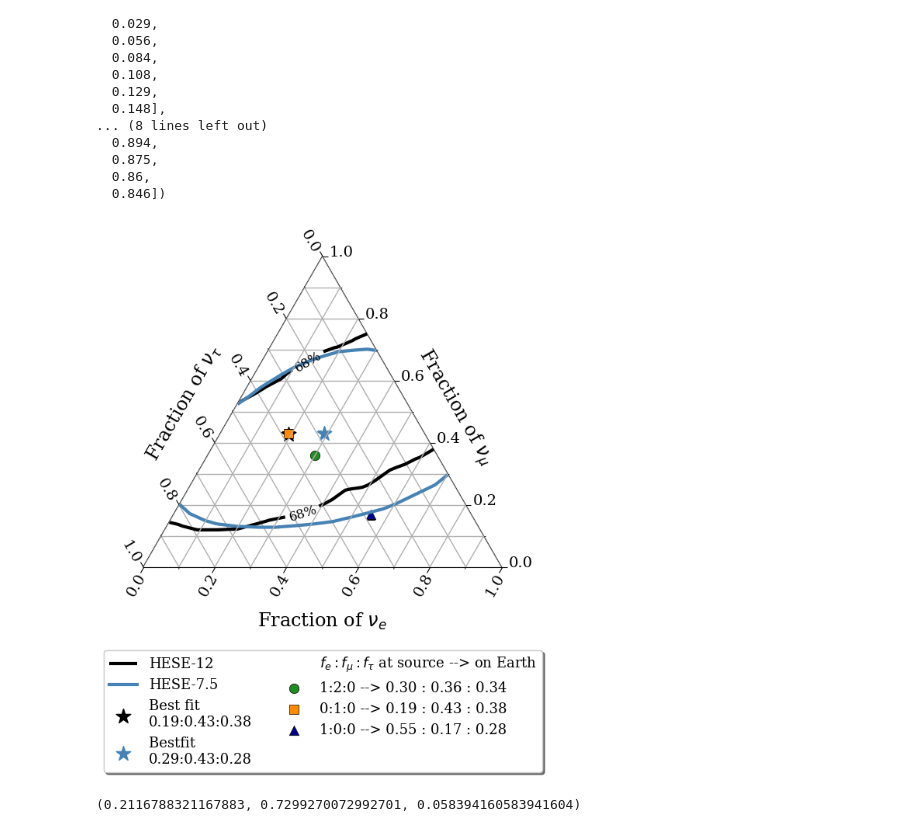
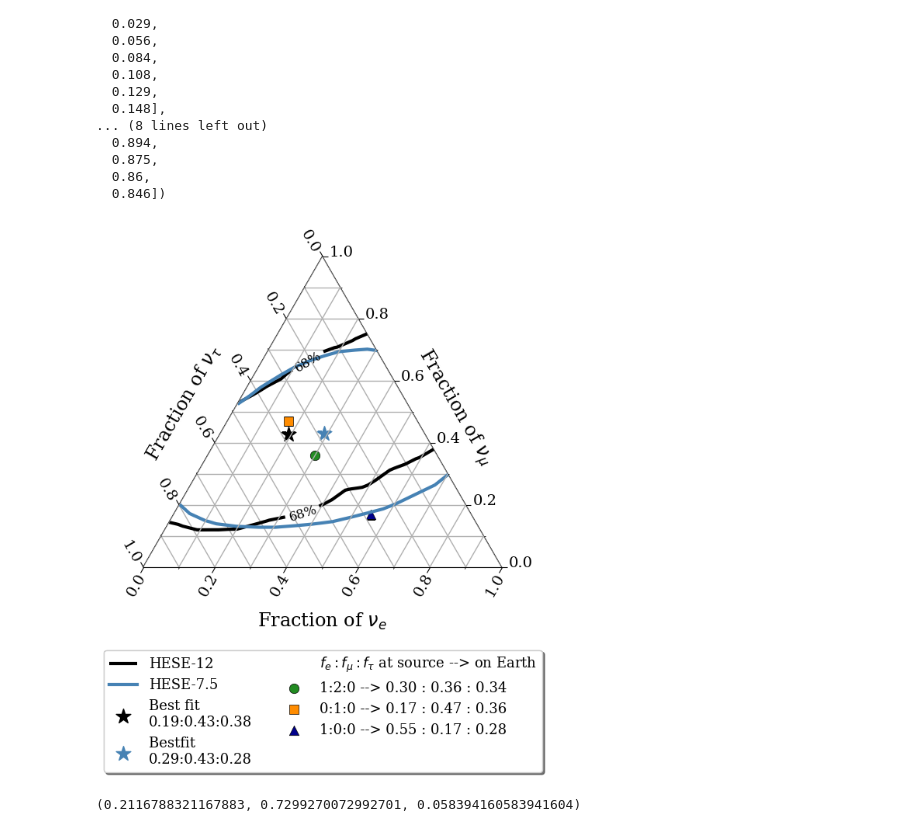
Before and after one commit to tjuanve/icc-ana, a Jupyter notebook: icrc_checks/Flavor_Ratio_scans.ipynb, the cells around one changed output. Cells and saved outputs as stored; diff of their text form; code cells hidden in the pictures.

Commit message:
update icrc plots'

```diff
--- a/icrc_checks/Flavor_Ratio_scans.ipynb
+++ b/icrc_checks/Flavor_Ratio_scans.ipynb
@@ -711,42 +711,42 @@ legend1=tax.ca.scatter([0.34], [0.30], marker='o', facecolor='forestgreen',
 lh.append(legend1)
 ll.append('1:2:0 --> 0.30 : 0.36 : 0.34')
 
-legend2=tax.ca.scatter([0.38], [0.19], marker='s', facecolor='darkorange',
+legend2=tax.ca.scatter([0.36], [0.17], marker='s', facecolor='darkorange',
               edgecolor='k', lw=0.5, s=80)
 lh.append(legend2)
-ll.append('0:1:0 --> 0.19 : 0.43 : 0.38')
+ll.append('0:1:0 --> 0.17 : 0.47 : 0.36')
 legend3=tax.ca.scatter([0.28], [0.55], marker='^', facecolor='darkblue',
               edgecolor='k', lw=0.5, s=80)
 lh.append(legend3)
 ll.append('1:0:0 --> 0.55 : 0.17 : 0.28')
 
 # cax = plt.axes([1., 0.2, 0.045, 0.65])
 # cbar = plt.colorbar(X,cax=cax,spacing='proportional',
 #     label='Confidence region (%)')
 
 
 l3 = fig.legend(lh,ll,
         bbox_to_anchor=(1., 0.05),prop=font_legend,
         ncols=2,frameon=True,fancybox=True,shadow=True)
 
 
 fmt={}
 for l, s in zip(C2.levels, levlabels):
     fmt[l] = s
 plt.clabel(C2,levels,inline=True,fontsize=12.,
            fmt=fmt,colors='black')
 
 # labelLines(plt.gca().get_lines(), zorder=2.5)
 
 tax.add_artist(l3)
 
 
 
 #save the figure
 path = './'
 plt.savefig(path+'HESE7and12_nonextendedonly.pdf',bbox_inches='tight', dpi=500)
 # %% [output]
-[figure, old version]
+[figure, new version]
 # %%
 e = [0.077, 0.301, 0.450, 0.600, 0.037, 0.122, 0.214,0.013, 0.648, 0.090, 0.728, 0.808, 0.052]
 mu = [0.123, 0.158, 0.252, 0.362, 0.564, 0.656, 0.729,0.779, 0.068, 0.870, 0.093, 0.116, 0.824]
```
Also changed, not shown: 5 other files.
